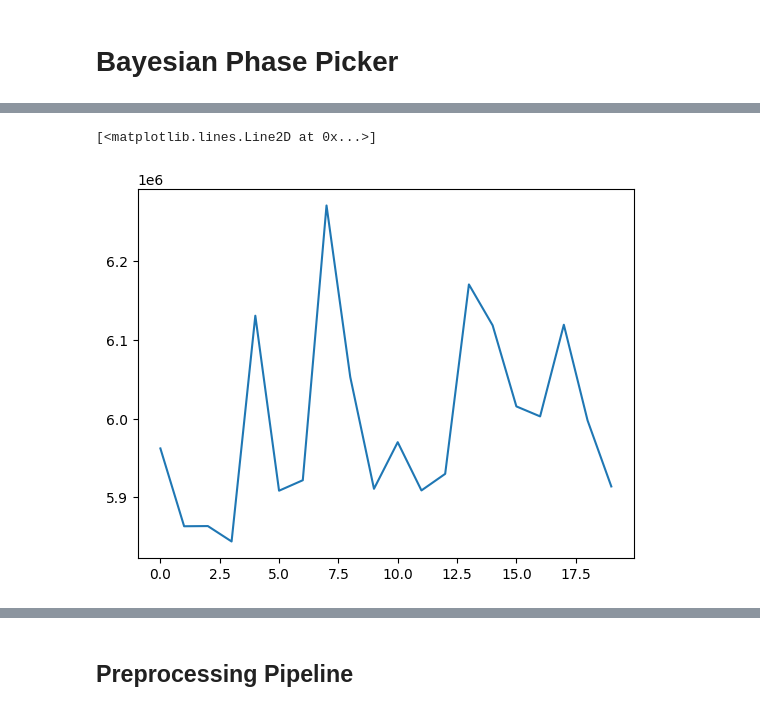
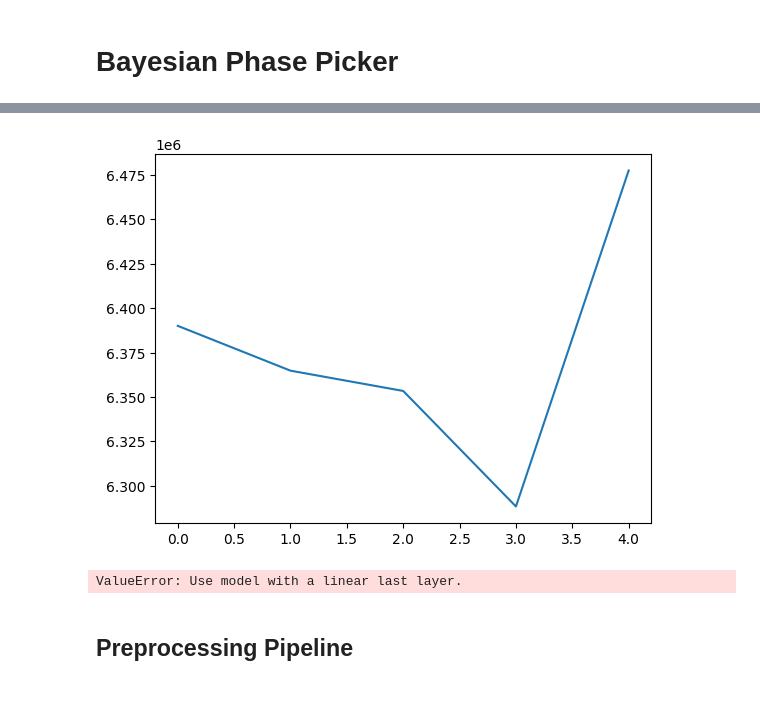
Before and after one commit to kerimoglutolga/earthquake-monitoring, a Jupyter notebook: notebooks/EQTransformerTesting.ipynb, the cells around one changed output, grey strips where cells are left out. Saved outputs shown, nothing was run; the diff lists cells and outputs as text; code cells hidden in the pictures.

```diff
--- a/notebooks/EQTransformerTesting.ipynb
+++ b/notebooks/EQTransformerTesting.ipynb
@@ -1482,30 +1376,0 @@ num_params(CNNNet())
-# %%
-model = CNNNet()
-
-# Number of training epochs
-epochs_new = 20
-
-loss_function = torch.nn.MSELoss()
-optimizer = torch.optim.Adam(model.parameters(), lr=0.001)
-
-# Training loop
-training_losses = []
-
-for epoch in range(epochs_new):
-    model.train()
-    total_loss = 0.0
-
-    for batch_idx, (data, target) in enumerate(wave_dataloader):
-        optimizer.zero_grad()
-        output = model(data)
-        loss = loss_function(output.squeeze(), target.float())
-        loss.backward()
-        optimizer.step()
-
-        total_loss += loss.item()
-
-    avg_loss = total_loss/len(wave_dataloader)
-    training_losses.append(avg_loss)
-    print(f"Epoch {epoch+1}/{epochs_new}, Loss: {avg_loss}")
-
-training_losses
@@ -1522,6 +1377,7 @@ KeyboardInterrupt:
-# %%
-num_params(CNNNet())
-plt.plot(training_losses)
-# %% [output]
-[<matplotlib.lines.Line2D at 0x...>]
-[figure, removed]
+# %%
+# Create the dataset and dataloader
+wave_dataset = WaveDataset(wave_tensor_eq, labels_eq)
+wave_dataloader = DataLoader(wave_dataset, batch_size=64, shuffle=True)
+num_params(SimplifiedArmstrongPicker())
+model, training_losses = train_model(model, epochs=5, lr=0.01, wave_dataloader=wave_dataloader)
+# %% [output]
@@ -1528,5 +1389,6 @@ plt.plot(training_losses)
+[figure, added]
 # %%
-la = Laplace(model, 'regression', subset_of_weights='all', hessian_structure='full')
+la = Laplace(model, 'regression', subset_of_weights='last_layer', hessian_structure='diag')
 la.fit(wave_dataloader)
 log_prior, log_sigma = torch.ones(1, requires_grad=True), torch.ones(1, requires_grad=True)
 hyper_optimizer = torch.optim.Adam([log_prior, log_sigma], lr=1e-1)
@@ -1536,6 +1398,8 @@ for i in range(n_epochs):
     neg_marglik = - la.log_marginal_likelihood(log_prior.exp(), log_sigma.exp())
     neg_marglik.backward()
     hyper_optimizer.step()
+# %% [output]
+ValueError: Use model with a linear last layer.
 # %% [markdown]
 ## Preprocessing Pipeline
 # %%
```
Also changed, not shown: parts of 8 cells of this notebook.
